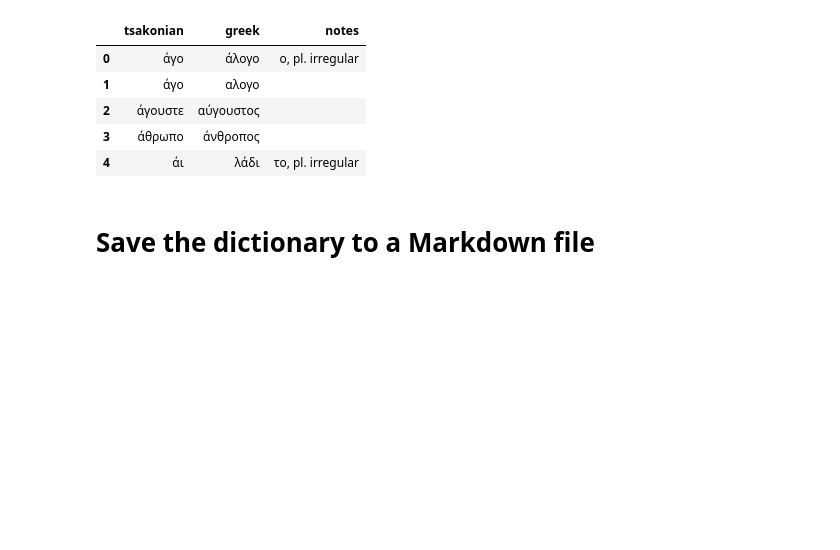
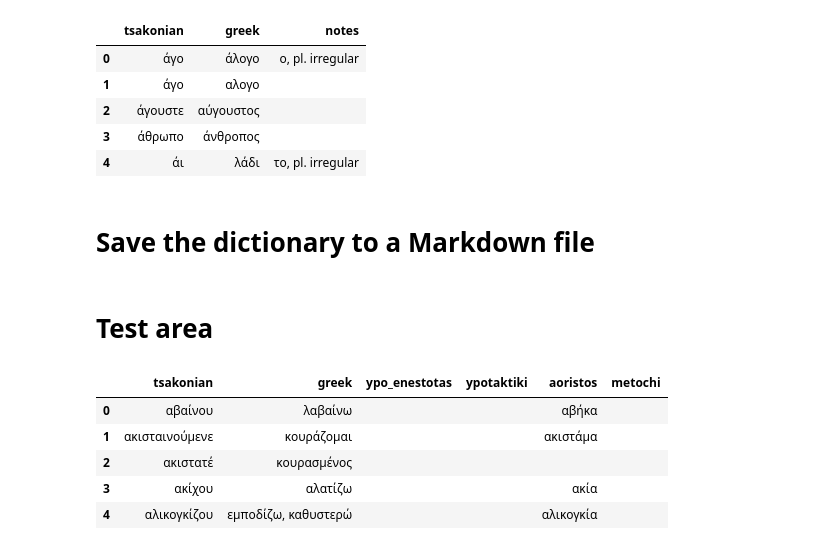
Before and after one commit to jgchaparro/TsakonianDB, a Jupyter notebook: TsakonianDB/tsakonian_db_compiler.ipynb, the cells around one changed output. Drawn from its saved outputs; the diff is of its cells as text; code cells hidden in the pictures; blank space fills up the shorter version.

```diff
--- a/TsakonianDB/tsakonian_db_compiler.ipynb
+++ b/TsakonianDB/tsakonian_db_compiler.ipynb
@@ -88,3 +88,16 @@ styled_dict = f"""<span style="font-family: calibri; font-size: 20px;">
 # Save the dictionary to a Markdown file
 with open(dictionary_path, 'w', encoding='utf-8') as f:
     f.write(styled_dict)
+# %% [markdown]
+# Test area
+# %%
+# Read the CSV string
+df = pd.read_excel('tables/verbs.xlsx').fillna('')
+df.head()
+# %% [output]
+|  | tsakonian | greek | ypo_enestotas | ypotaktiki | aoristos | metochi |
+| 0 | αβαίνου | λαβαίνω |  |  | αβήκα |  |
+| 1 | ακισταινούμενε | κουράζομαι |  |  | ακιστάμα |  |
+| 2 | ακιστατέ | κουρασμένος |  |  |  |  |
+| 3 | ακίχου | αλατίζω |  |  | ακία |  |
+| 4 | αλικογκίζου | εμποδίζω, καθυστερώ |  |  | αλικογκία |  |
```
Also changed, not shown: parts of 5 cells of this notebook, 7 other files.
